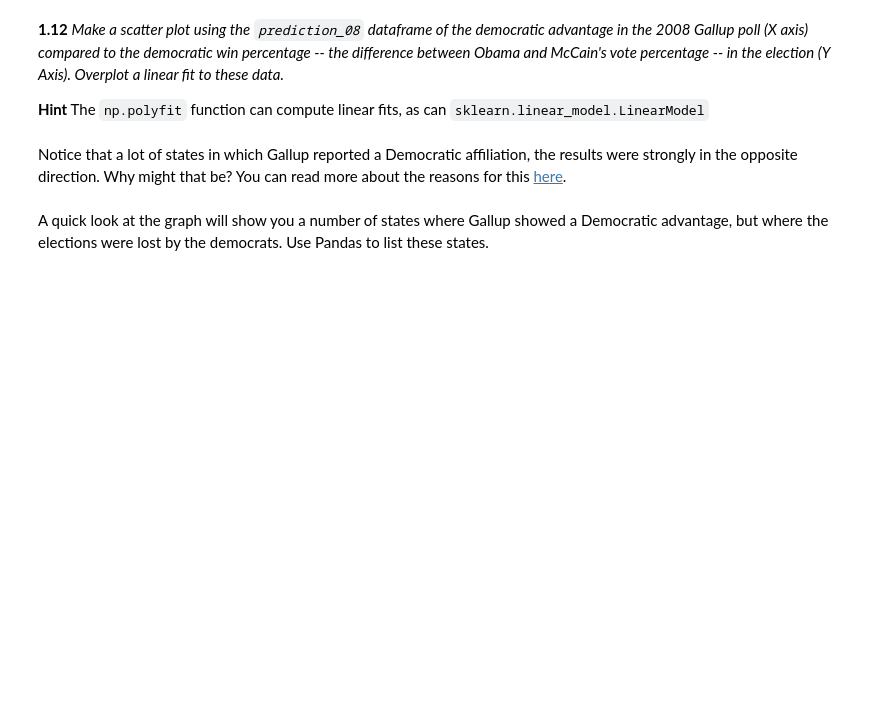
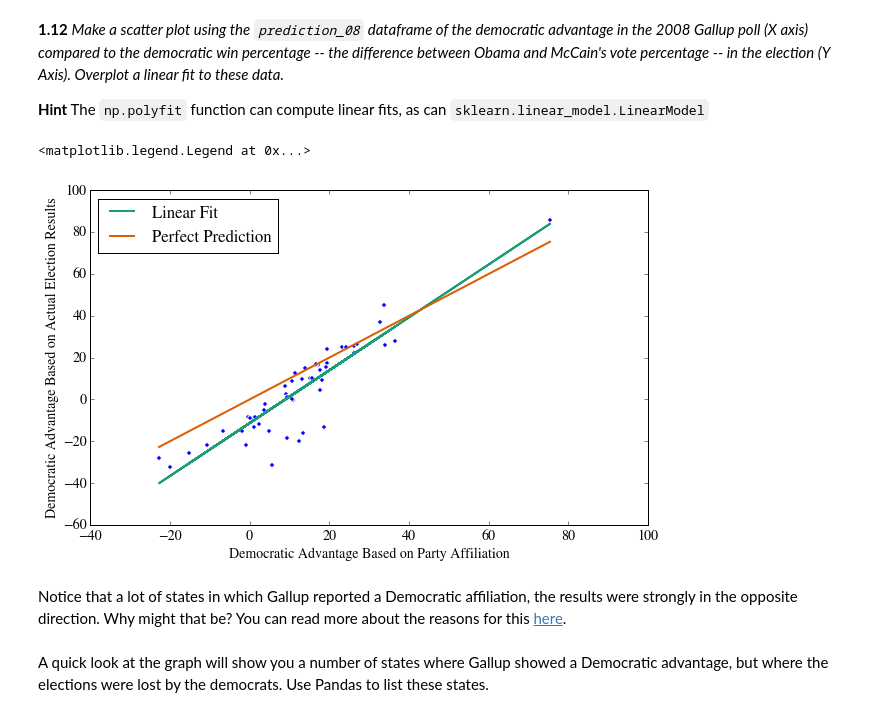
Before and after one commit to gm758/CS109_Coursework, a Jupyter notebook: homework/HW2.ipynb, the cells around one changed output. Drawn from its saved outputs; the diff is of its cells as text; code cells hidden in the pictures; blank space fills up the shorter version.

```diff
--- a/homework/HW2.ipynb
+++ b/homework/HW2.ipynb
@@ -649,3 +674,21 @@ The `np.polyfit` function can compute linear fits, as can `sklearn.linear_model.
+# %%
+#your code here
+coef = np.polyfit(prediction_08.Dem_Adv, prediction_08.Dem_Win, 1)
+fit = np.poly1d(coef)
+
+plt.scatter(prediction_08.Dem_Adv, prediction_08.Dem_Win)
+plt.plot(prediction_08.Dem_Adv, fit(prediction_08.Dem_Adv), label = "Linear Fit")
+
+plt.plot([prediction_08.Dem_Adv.min(), prediction_08.Dem_Adv.max()],
+         [prediction_08.Dem_Adv.min(), prediction_08.Dem_Adv.max()],
+         label = "Perfect Prediction")
+
+plt.xlabel("Democratic Advantage Based on Party Affiliation")
+plt.ylabel("Democratic Advantage Based on Actual Election Results")
+plt.legend(loc = 'upper left')
+# %% [output]
+<matplotlib.legend.Legend at 0x...>
+[figure, added]
 # %% [markdown]
 Notice that a lot of states in which Gallup reported a Democratic affiliation, the results were strongly in the opposite direction. Why might that be? You can read more about the reasons for this [here](http://www.gallup.com/poll/114016/state-states-political-party-affiliation.aspx#1).
 # %% [markdown]
```
Also changed, not shown: parts of 45 cells of this notebook.
